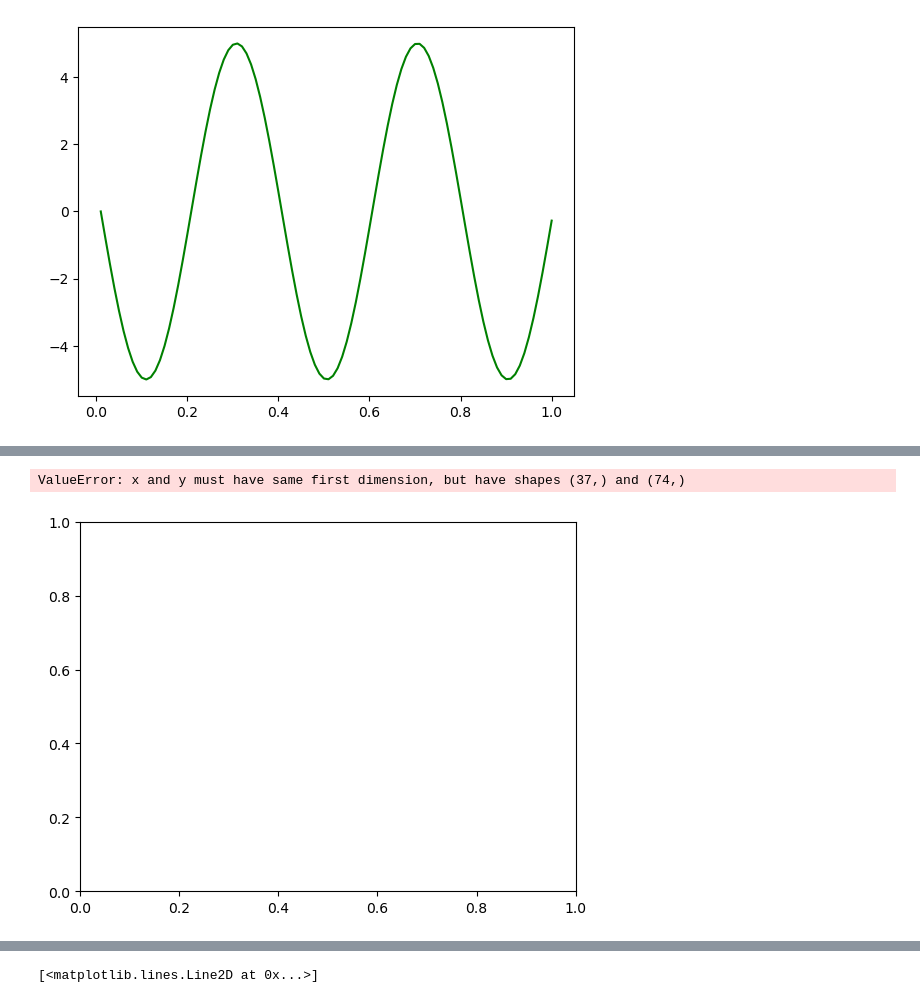
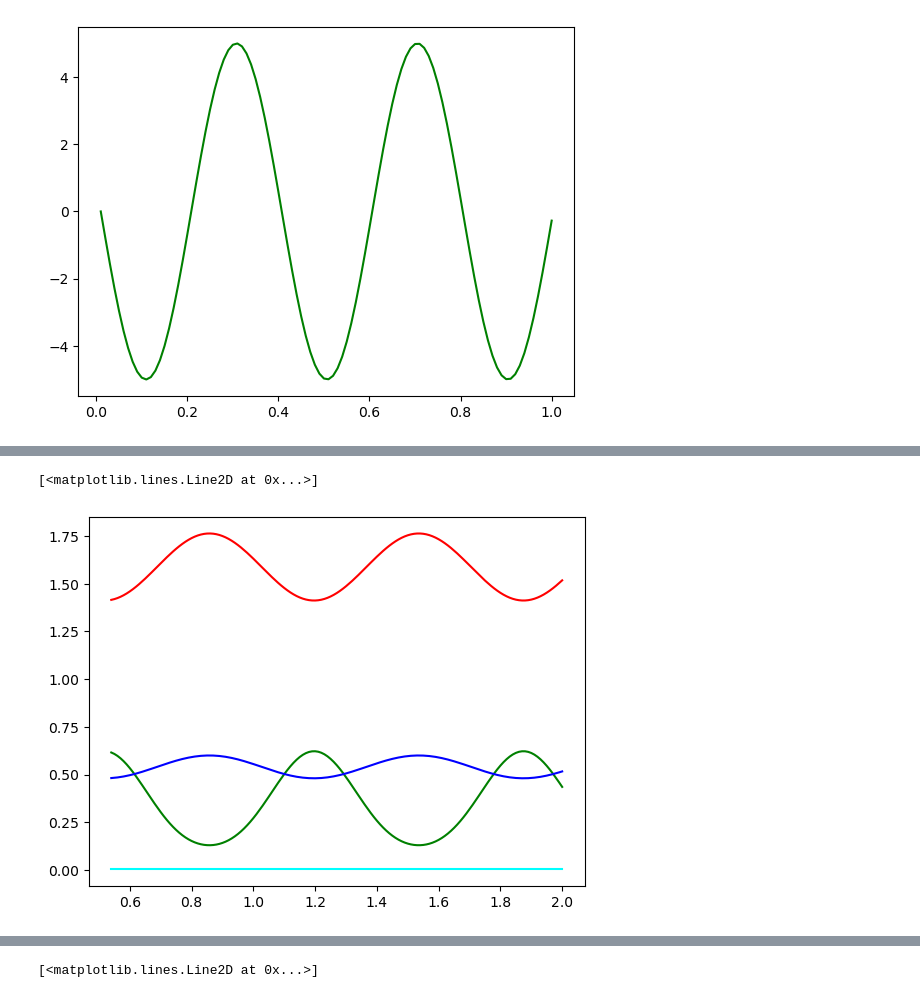
Before and after one commit to AustinZhang25/HonorsPhysics2, a Jupyter notebook: Unit3SpringOscillation/Unit 3 Spring Oscillation .ipynb, the cells around one changed output, grey strips where cells are left out. Saved outputs shown, nothing was run; the diff lists cells and outputs as text; code cells hidden in the pictures.

```diff
--- a/Unit3SpringOscillation/Unit 3 Spring Oscillation .ipynb
+++ b/Unit3SpringOscillation/Unit 3 Spring Oscillation .ipynb
@@ -43,7 +82,20 @@ dt = 0.01
 # %%
-while t <= 0.9:
+Listx = []
+Listvx = []
+fx = 0
+fprime=0
+x = Symbol('x')
+m = 0.3
+critPoint = []
+timeCritPoint = []
+k = 25.76
+A = 0.05976775
+time = []
+t = 0.53
+dt = 0.01
+while t <= 2:
 
-    fx=(A*math.sin(math.sqrt(k/m)*t))+0.4831155
+    fx=(A*math.sin(math.sqrt(k/m)*t))+0.54
     vx=(A*math.sqrt(k/m)*math.cos(math.sqrt(k/m)*t))
     Listx.append(fx)
     Listvx.append(vx)
@@ -88,9 +134,11 @@ KinE=0 # 1/2mv**2
 SpringE=0 # 1/2kx**2
 GravE=0 # mgh
 NetE = 0
+startX = 0.7
 springLength = 0.2 # holder
-totalH = 1
+totalH = 0.3
 ListNetE = []
+
 ListKinE = []
 ListSpringE =[]
 ListGravE = []
@@ -104,3 +146,7 @@ print(len(Listvx))
+# %%
+for i in range (len(Listvx)):
+    KinE = (m*v*v)/2
+    ListKinE.append(KinE)
 # %%
 for i in range (len(Listvx)):
     GravE = m*g*Listx[i]
@@ -113,9 +159,15 @@ plt.plot(time, ListGravE, color = "green")
 # %%
+ListStretch = []
 for i in range (len(Listx)):
+    stretch = (startX-Listx[i])
+    ListStretch.append(stretch)
     SpringE = 1/2 * k * (stretch**2)
     ListSpringE.append(SpringE)
 # %%
 plt.plot(time, ListSpringE, color = "green")
+plt.plot(time, ListGravE, color = "red")
+plt.plot(time, ListKinE, color = "cyan")
+plt.plot(time, Listx, color = "blue")
 # %% [output]
-ValueError: x and y must have same first dimension, but have shapes (37,) and (74,)
+[<matplotlib.lines.Line2D at 0x...>]
-[figure, old version]
+[figure, new version]
```
Also changed, not shown: parts of 23 cells of this notebook, 1 other file.
